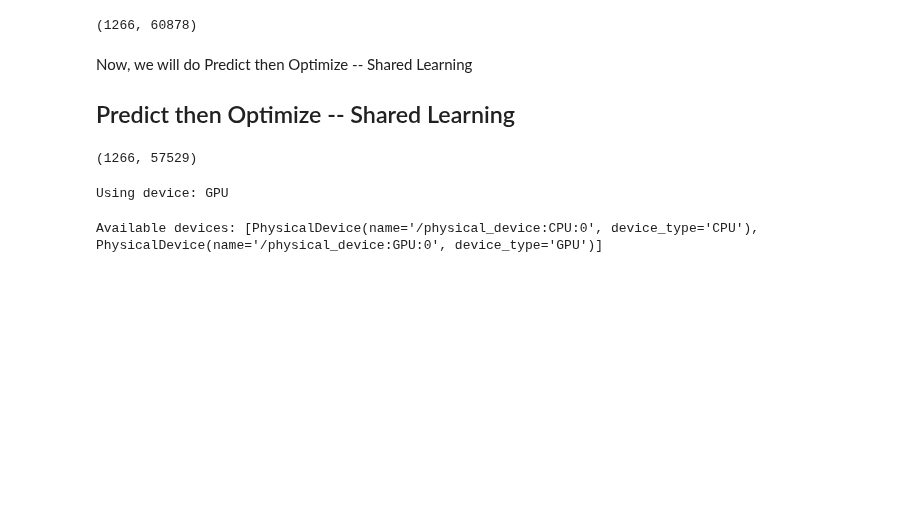
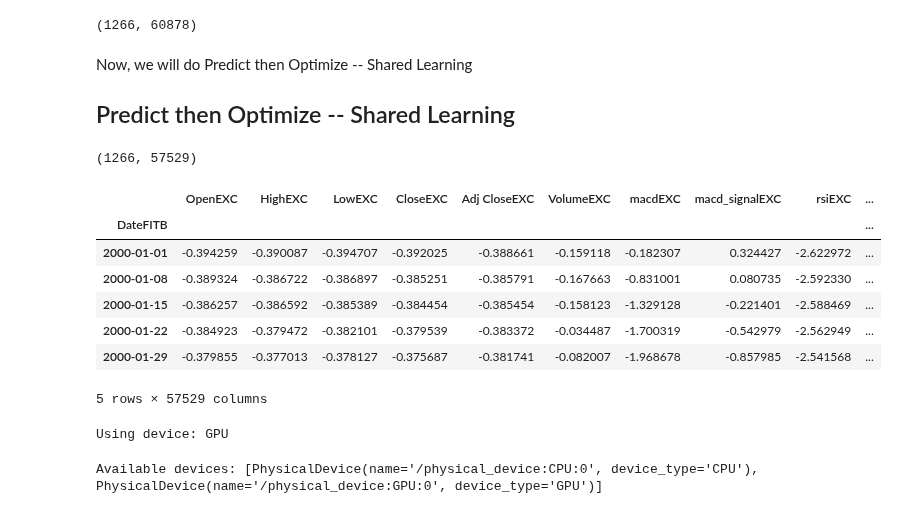
Before and after one commit to luitelshreejal/investment_allocation, a Jupyter notebook: main.ipynb, the cells around one changed output. Drawn from its saved outputs; the diff is of its cells as text; code cells hidden in the pictures; blank space fills up the shorter version.

```diff
--- a/main.ipynb
+++ b/main.ipynb
@@ -184,6 +184,17 @@ data.fillna(0, inplace=True)
 data.shape
 # %% [output]
 (1266, 57529)
+# %%
+data.head()
+# %% [output]
+|  | OpenEXC | HighEXC | LowEXC | CloseEXC | Adj CloseEXC | VolumeEXC | macdEXC | macd_signalEXC | rsiEXC | ... |
+| DateFITB |  |  |  |  |  |  |  |  |  | ... |
+| 2000-01-01 | -0.394259 | -0.390087 | -0.394707 | -0.392025 | -0.388661 | -0.159118 | -0.182307 | 0.324427 | -2.622972 | ... |
+| 2000-01-08 | -0.389324 | -0.386722 | -0.386897 | -0.385251 | -0.385791 | -0.167663 | -0.831001 | 0.080735 | -2.592330 | ... |
+| 2000-01-15 | -0.386257 | -0.386592 | -0.385389 | -0.384454 | -0.385454 | -0.158123 | -1.329128 | -0.221401 | -2.588469 | ... |
+| 2000-01-22 | -0.384923 | -0.379472 | -0.382101 | -0.379539 | -0.383372 | -0.034487 | -1.700319 | -0.542979 | -2.562949 | ... |
+| 2000-01-29 | -0.379855 | -0.377013 | -0.378127 | -0.375687 | -0.381741 | -0.082007 | -1.968678 | -0.857985 | -2.541568 | ... |
+5 rows × 57529 columns
 # %%
 import tensorflow as tf
 from scipy.optimize import minimize
```
Also changed, not shown: parts of 21 cells of this notebook.
